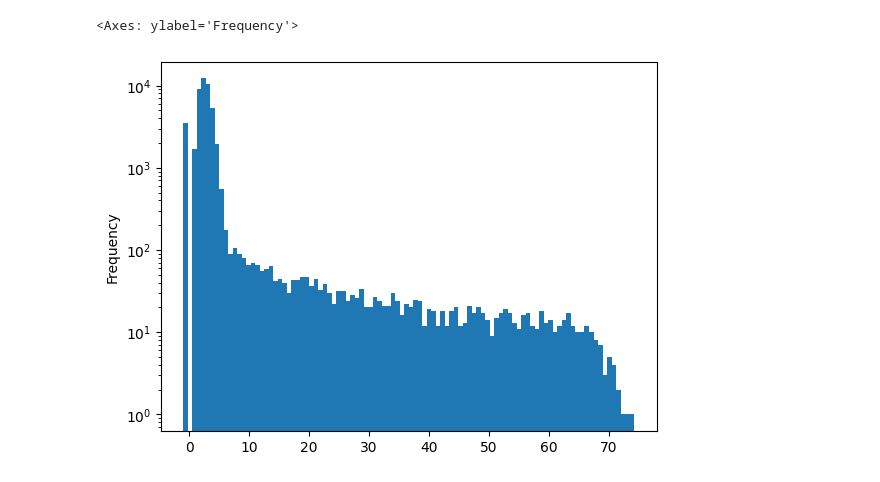
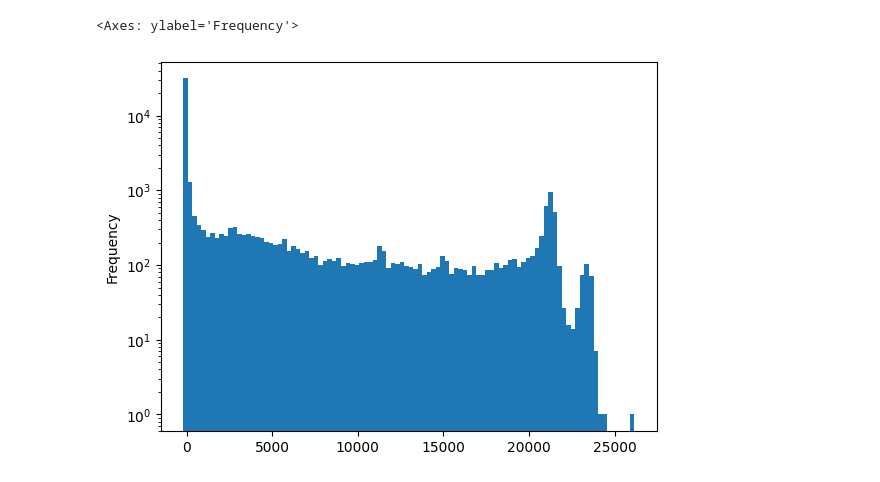
Before and after one commit to GiorgioAlbertoLucia/LabFNS2, a Jupyter notebook: ITS3/src/Clustersizestudies.ipynb, the cells around one changed output. Drawn from its saved outputs; the diff is of its cells as text; code cells hidden in the pictures.

Commit message:
Final plots for cluster size studies

```diff
--- a/ITS3/src/Clustersizestudies.ipynb
+++ b/ITS3/src/Clustersizestudies.ipynb
@@ -51,7 +62,7 @@ dfs
  [47100 rows x 11 columns]}
 # %%
 plt.yscale('log')
-dfs[1]["amplitude"].plot.hist(bins=100)
+dfs[5]["electrons"].plot.hist(bins=100)
 # %% [output]
 <Axes: ylabel='Frequency'>
-[figure, old version]
+[figure, new version]
```
Also changed, not shown: parts of 19 cells of this notebook.
